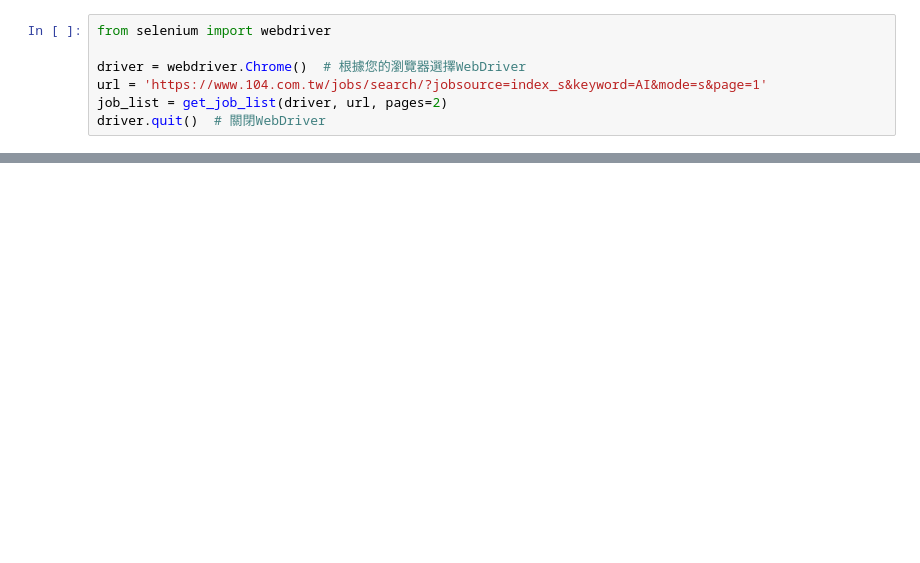
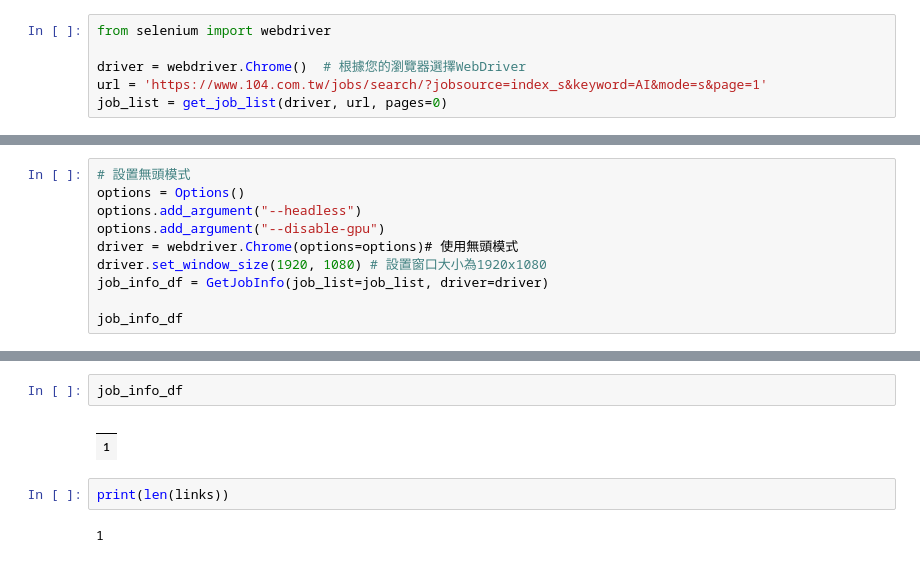
Before and after one commit to IgnorantAbyss/104crawler, a Jupyter notebook: ignore/test.ipynb, the cells around one changed output, grey strips where cells are left out. Drawn from its saved outputs; the diff is of its cells as text; blank space fills up the shorter version.

```diff
--- a/ignore/test.ipynb
+++ b/ignore/test.ipynb
@@ -5,5 +6,4 @@ from selenium import webdriver
 
 driver = webdriver.Chrome()  # 根據您的瀏覽器選擇WebDriver
 url = 'https://www.104.com.tw/jobs/search/?jobsource=index_s&keyword=AI&mode=s&page=1'
-job_list = get_job_list(driver, url, pages=2)
-driver.quit()  # 關閉WebDriver
+job_list = get_job_list(driver, url, pages=0)
@@ -147,0 +173,10 @@ driver.quit()
+# %%
+# 設置無頭模式
+options = Options()
+options.add_argument("--headless")
+options.add_argument("--disable-gpu")
+driver = webdriver.Chrome(options=options)# 使用無頭模式
+driver.set_window_size(1920, 1080) # 設置窗口大小為1920x1080
+job_info_df = GetJobInfo(job_list=job_list, driver=driver)
+
+job_info_df
@@ -147,0 +225,9 @@ driver.quit()
+# %%
+job_info_df
+# %% [output]
+|  |
+| 1 |
+# %%
+print(len(links))
+# %% [output]
+1
```
Also changed, not shown: parts of 10 cells of this notebook, 2 other files.
